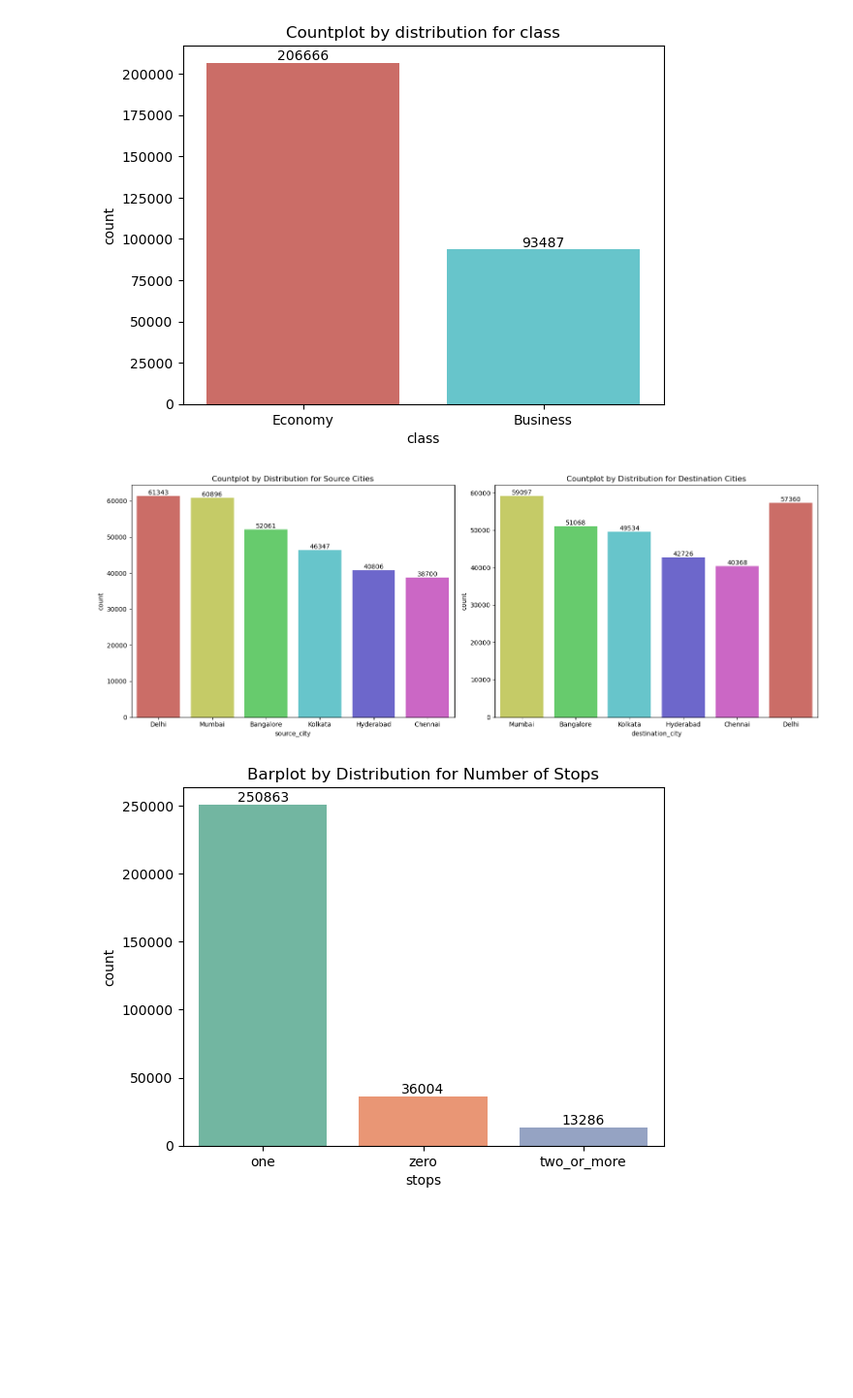
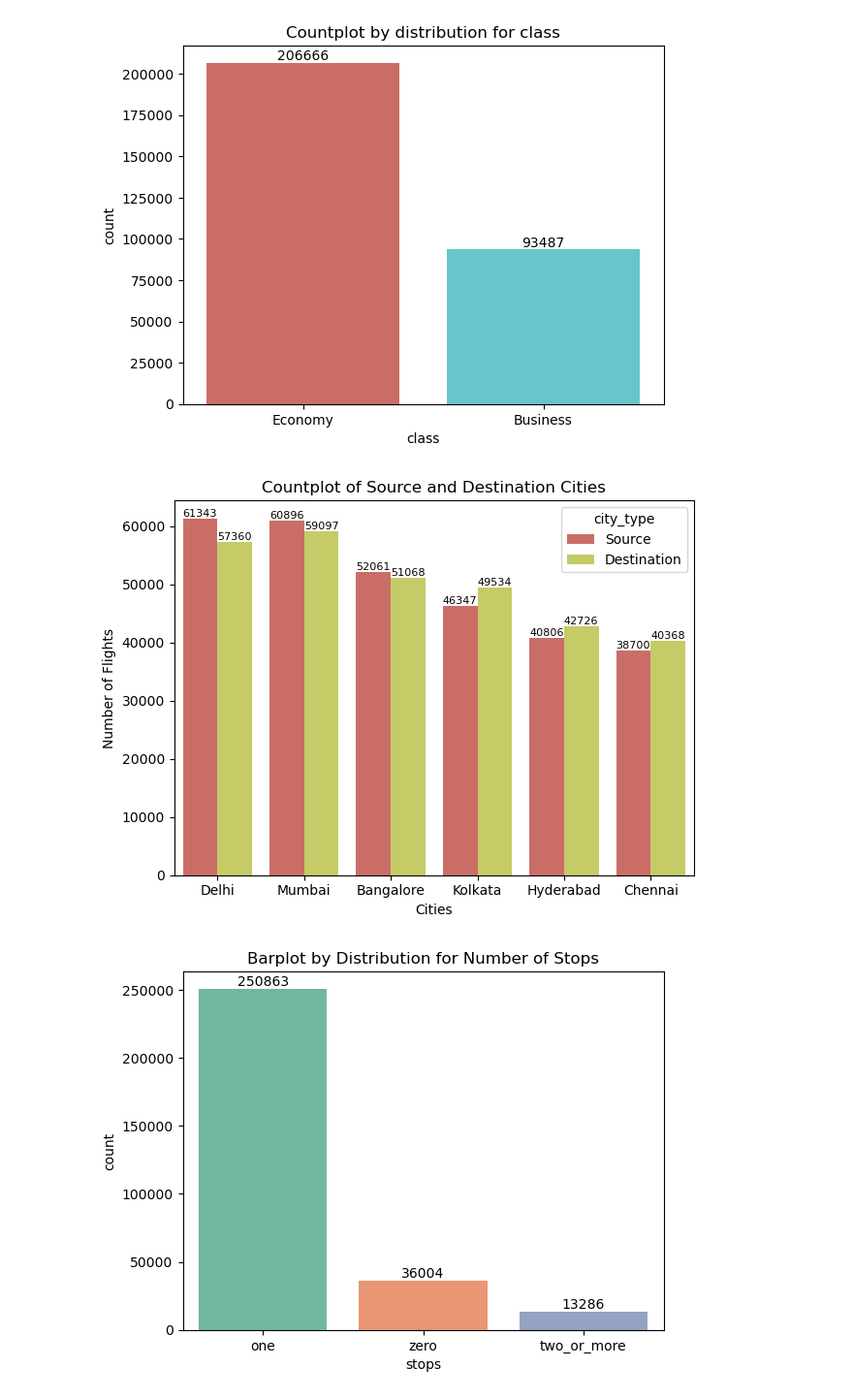
Before and after one commit to Aarzooj/CS343-Machine-Learning-Project, a Jupyter notebook: ML_midreport_EDA.ipynb, the cells around one changed output. Shown at 97% size. Drawn from its saved outputs; the diff is of its cells as text; code cells hidden in the pictures; blank space fills up the shorter version.

```diff
--- a/ML_midreport_EDA.ipynb
+++ b/ML_midreport_EDA.ipynb
@@ -116,26 +116,34 @@ plt.title('Countplot by distribution for class')
 plt.show()
 # %% [output]
 [figure]
-# %%
-fig, axs = plt.subplots(1, 2, figsize=(16, 6))
-cities = pd.concat([df['source_city'], df['destination_city']]).unique()
-
-# Create a color palette based on the number of unique cities
-palette = sns.color_palette('hls', len(cities))
-city_color_map = dict(zip(cities, palette))
-
-ax1 = sns.countplot(x=df['source_city'], data=df, palette=[city_color_map[city] for city in df['source_city'].unique()], ax=axs[0])
-axs[0].set_title('Countplot by Distribution for Source Cities')
-ax1.bar_label(ax1.containers[0])
-
-ax2 = sns.countplot(x=df['destination_city'], data=df, palette=[city_color_map[city] for city in df['destination_city'].unique()], ax=axs[1])
-axs[1].set_title('Countplot by Distribution for Destination Cities')
-
-ax2.bar_label(ax2.containers[0])
-plt.tight_layout()
-plt.show()
-# %% [output]
-[figure, removed]
+# %%
+# Count flights for source and destination cities
+source_counts = df['source_city'].value_counts().reset_index()
+source_counts.columns = ['city', 'count']
+source_counts['city_type'] = 'Source'
+
+dest_counts = df['destination_city'].value_counts().reset_index()
+dest_counts.columns = ['city', 'count']
+dest_counts['city_type'] = 'Destination'
+
+
+combined_counts = pd.concat([source_counts, dest_counts], ignore_index=True)
+palette = sns.color_palette('hls', len(combined_counts['city'].unique()))
+
+ax = sns.barplot(x='city', y='count', hue='city_type', data=combined_counts, palette=palette)
+
+plt.title('Countplot of Source and Destination Cities')
+plt.xlabel('Cities')
+plt.ylabel('Number of Flights')
+plt.xticks(rotation=0)
+
+for container in ax.containers:
+    ax.bar_label(container,fontsize=8)
+
+plt.tight_layout()
+plt.show()
+# %% [output]
+[figure, added]
 # %%
 #Calculate the count of each category in 'stops'
 stops_count = df['stops'].value_counts().reset_index()
```
Also changed, not shown: parts of 15 cells of this notebook.
